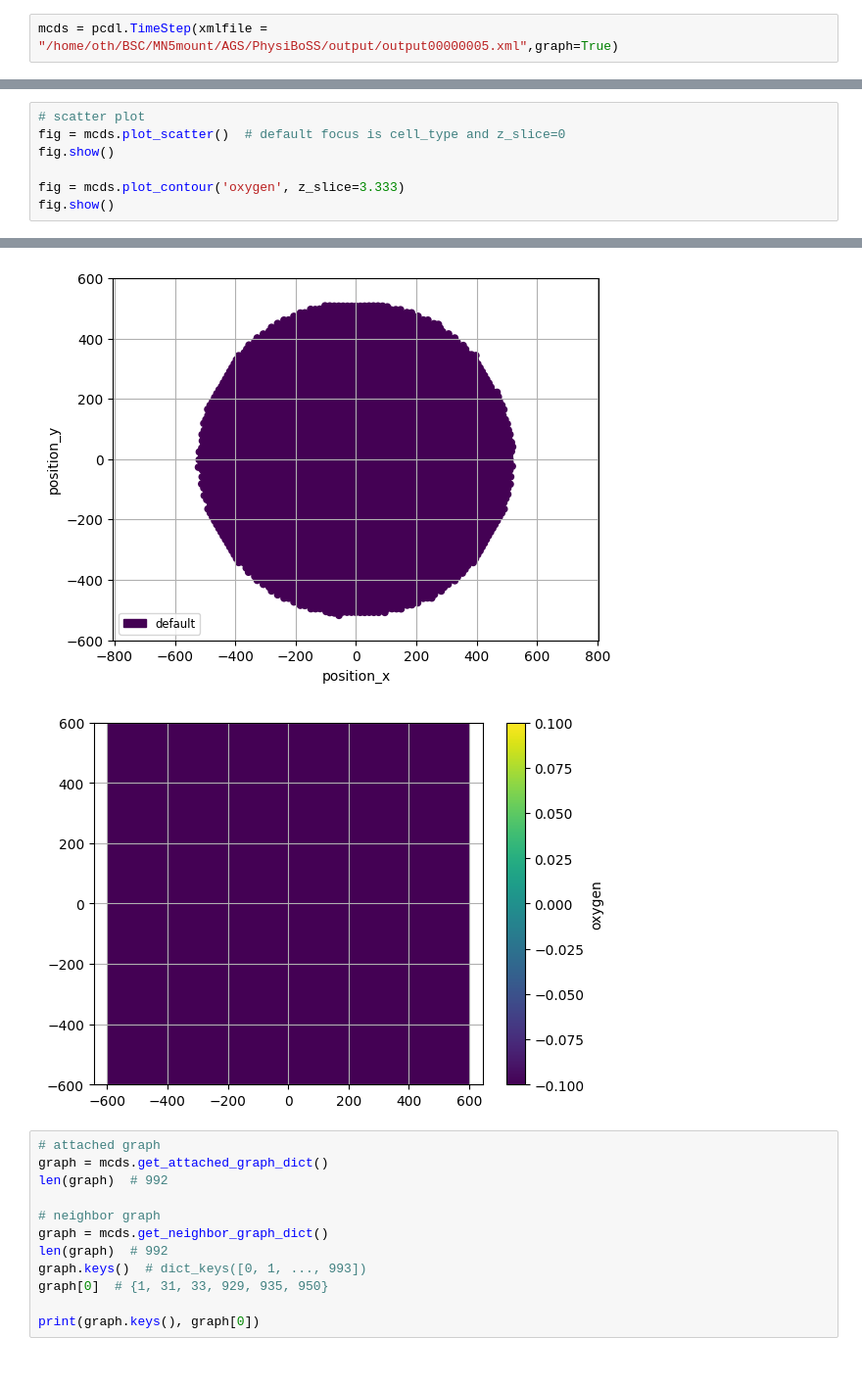
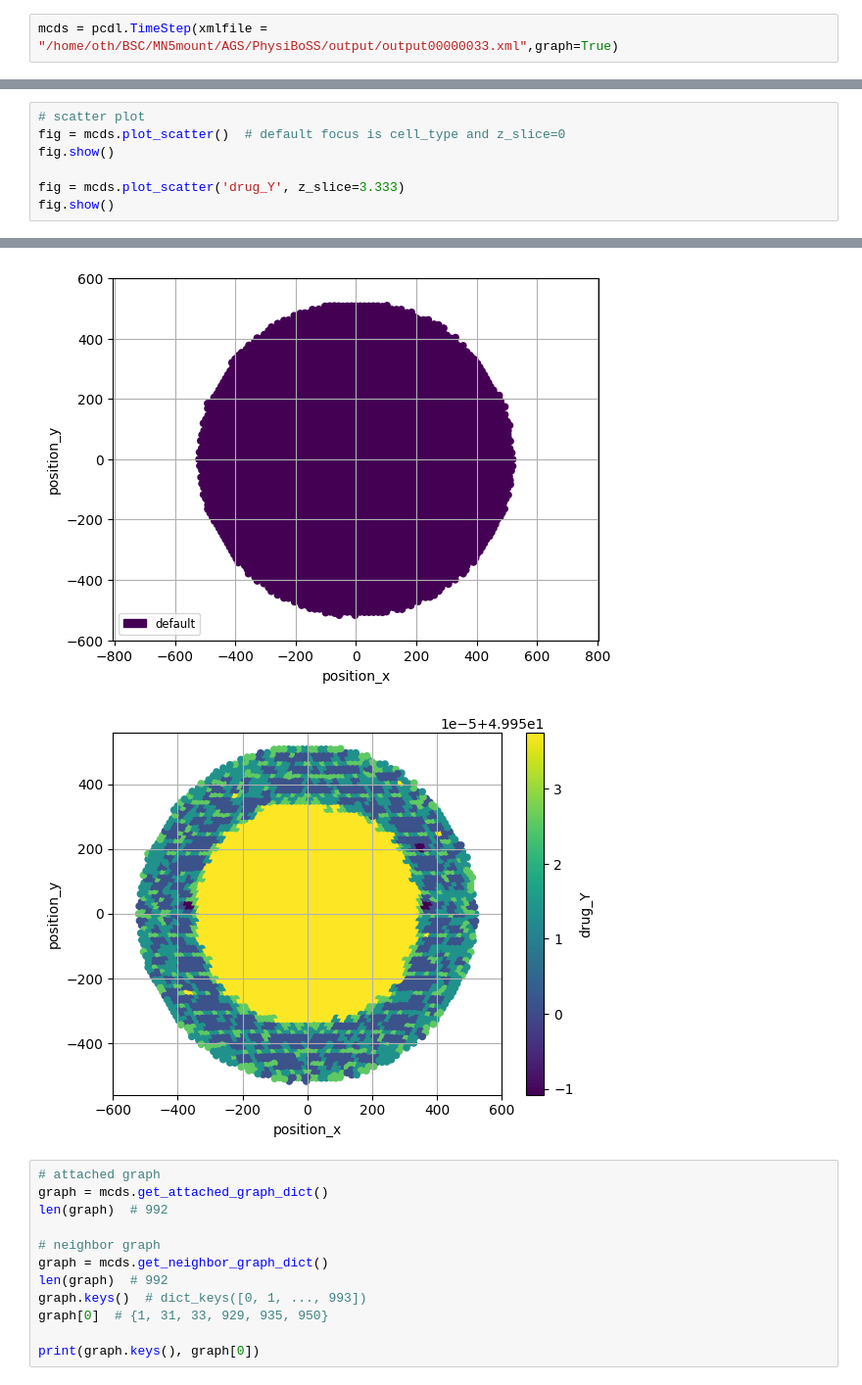
Before and after one commit to PhysiBoSS/PhysiBoSS, a Jupyter notebook: postsim_analysis/simple_output_analysis.ipynb, the cells around one changed output, grey strips where cells are left out. Shown at 98% size. Cells and saved outputs as stored; diff of their text form.

```diff
--- a/postsim_analysis/simple_output_analysis.ipynb
+++ b/postsim_analysis/simple_output_analysis.ipynb
@@ -87,5 +118,5 @@ plt.close()
 # %%
-mcds = pcdl.TimeStep(xmlfile = "/home/oth/BSC/MN5mount/AGS/PhysiBoSS/output/output00000005.xml",graph=True)
+mcds = pcdl.TimeStep(xmlfile = "/home/oth/BSC/MN5mount/AGS/PhysiBoSS/output/output00000033.xml",graph=True)
 # %% [output]
 reading: /home/oth/BSC/MN5mount/AGS/PhysiBoSS/output/PhysiCell_settings.xml
 Warning @ pyMCDS._read_setting_xml : <variable name="oxygen" ID="0"><Dirichlet_options> node missing.
@@ -109,7 +207,7 @@ done!
 fig = mcds.plot_scatter()  # default focus is cell_type and z_slice=0
 fig.show()
 
-fig = mcds.plot_contour('oxygen', z_slice=3.333)
+fig = mcds.plot_scatter('drug_Y', z_slice=3.333)
 fig.show()
 # %% [output]
 categories found: {'default'}.
@@ -120,5 +222,5 @@ z_slice set to 0.0.
 [figure]
-[figure, old version]
+[figure, new version]
 # %%
 # attached graph
 graph = mcds.get_attached_graph_dict()
```
Also changed, not shown: parts of 16 cells of this notebook, 48 other files.
